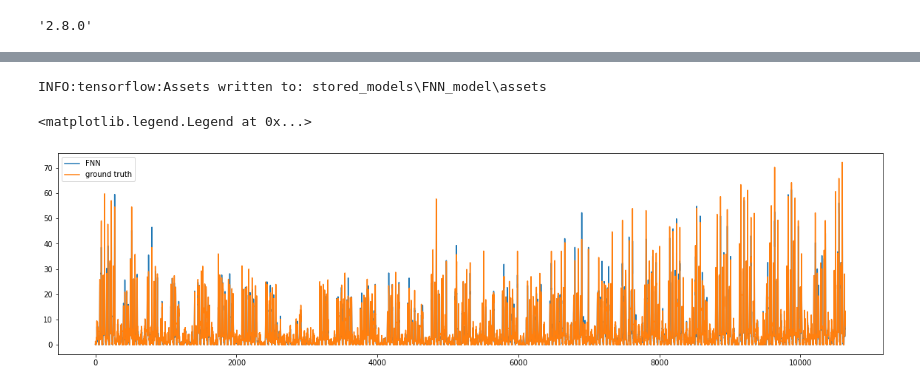
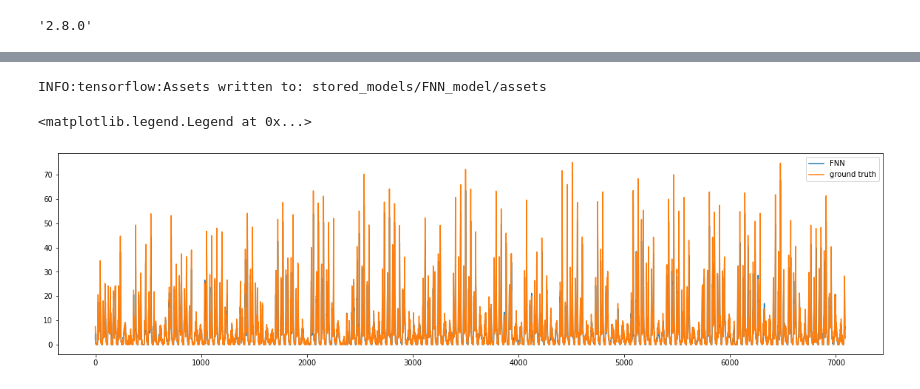
Before and after one commit to vursekar/time-adaptive-gnn, a Jupyter notebook: bike_share/model-test.ipynb, the cells around one changed output, grey strips where cells are left out. Drawn from its saved outputs; the diff is of its cells as text; code cells hidden in the pictures.

Commit message:
fixed metrics and plots

```diff
--- a/bike_share/model-test.ipynb
+++ b/bike_share/model-test.ipynb
@@ -9,7 +9,7 @@ from helper_utils.utils import *
 # Load data
 
 data_directory = "processed_data"
-data_filename_base = "X_top300_201701_201912_30_m_final"
+data_filename_base = "X_top300_201801_201912_30_m_final"
 data_filename_ext = ".npz"
 data_filename = data_filename_base+data_filename_ext
 
@@ -63,7 +63,7 @@ training_specs = {'model_name': 'FNN',
                   'history_path': ''}
 
 BATCH_SIZE = 64
-MAX_EPOCHS = 20
+MAX_EPOCHS = 2
 PATIENCE = 5
 LOSS_TYPE = "mae"
 LEARNING_RATE = 1e-3
@@ -140,7 +130,6 @@ FNN test Loss =  0.8582643270492554
 # %%
 predictions = model.predict(X_test)
-predictions = seq_from_windows(predictions, horizon=0)
-ground_truth = seq_from_windows(y_test, horizon=0)
+ground_truth = y_test
 # %%
 model_store_directory = "stored_models"
 run_info_store_directory = "stored_models"
@@ -160,14 +149,18 @@ if training_specs['save_model_history']:
     run_info_store_filepath = os.path.join(run_info_store_directory, run_info_store_filename)
     pk.dump(run_info, open(run_info_store_filepath, "wb"))
 # %% [output]
-INFO:tensorflow:Assets written to: stored_models\FNN_model\assets
+INFO:tensorflow:Assets written to: stored_models/FNN_model/assets
 # %%
 station = 0
+horizon = 0
+
+horizon_predictions = seq_from_windows(predictions, horizon=horizon)
+horizon_ground_truth = seq_from_windows(y_test, horizon=horizon)
 
 plt.figure(figsize=(20,5))
-plt.plot(predictions[station,:,0],label=training_specs['model_name'])
-plt.plot(ground_truth[station,:,0],label='ground truth')
+plt.plot(horizon_predictions[station,:,0],label=training_specs['model_name'])
+plt.plot(horizon_ground_truth[station,:,0],label='ground truth')
 plt.legend()
 # %% [output]
 <matplotlib.legend.Legend at 0x...>
-[figure, old version]
+[figure, new version]
```
Also changed, not shown: parts of 4 cells of this notebook, 12 other files.
